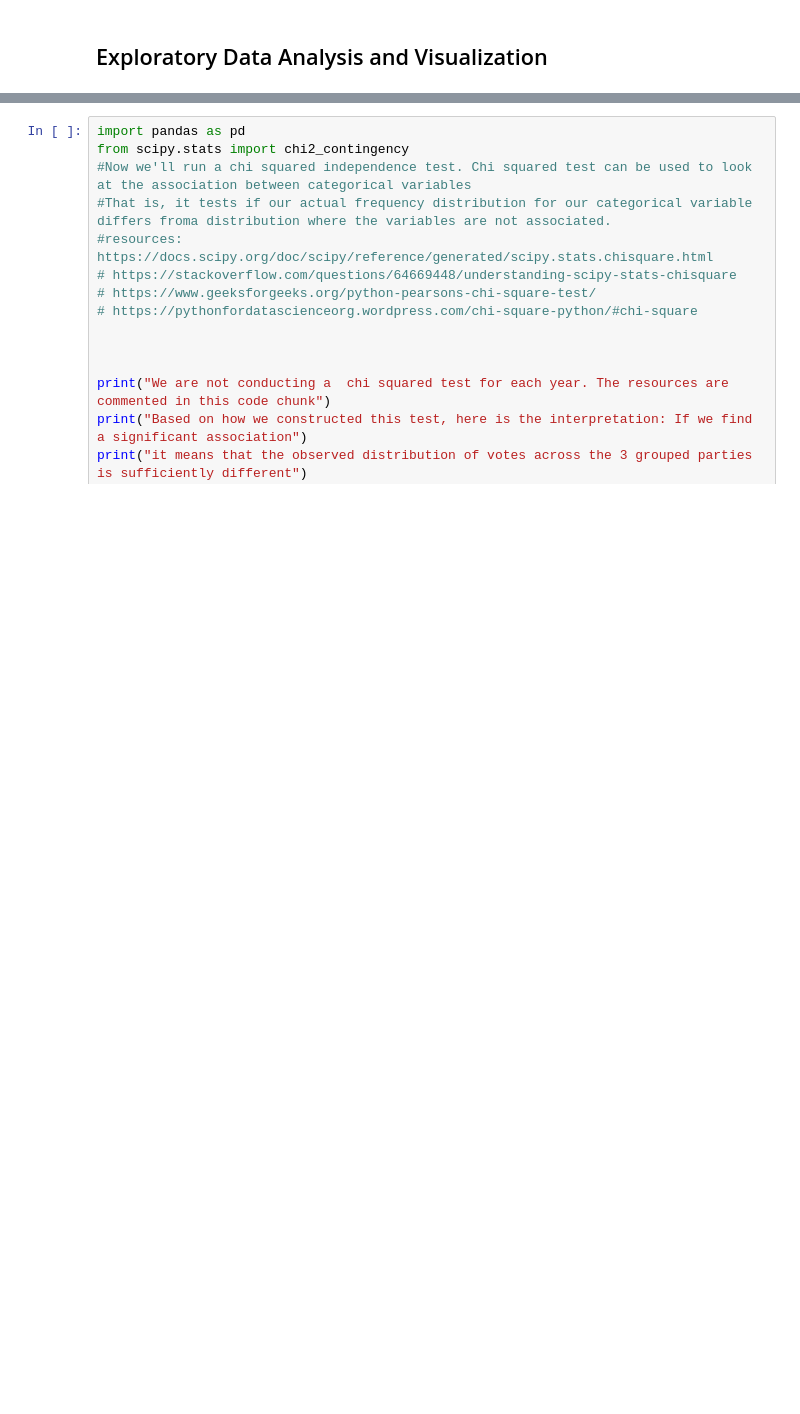
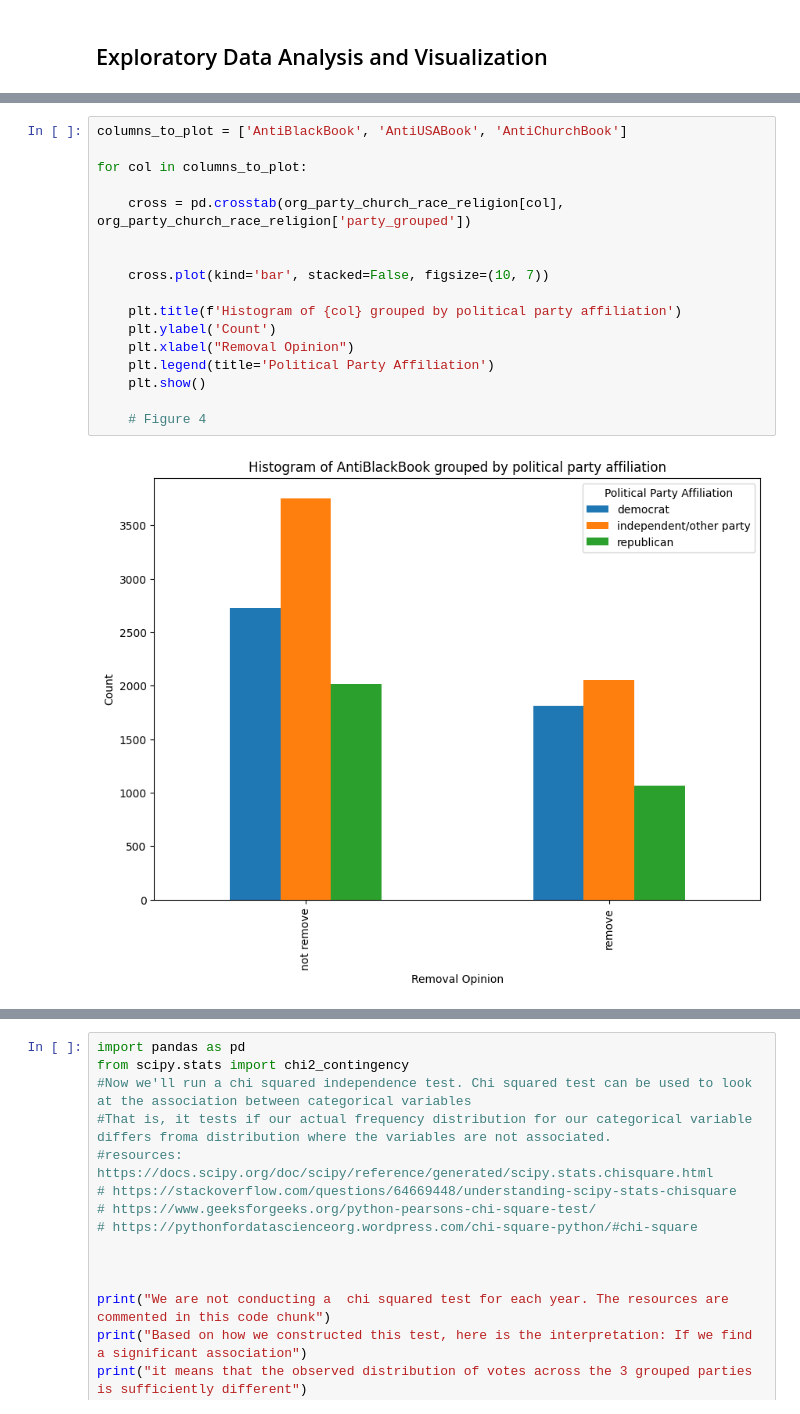
Before and after one commit to manaswinit26/group19, a Jupyter notebook: lab1 (1).ipynb, the cells around one changed output, grey strips where cells are left out. Saved outputs shown, nothing was run; the diff lists cells and outputs as text; blank space fills up the shorter version.

```diff
--- a/lab1 (1).ipynb
+++ b/lab1 (1).ipynb
@@ -274,0 +349,19 @@ print(proportions_by_party_response, '\n')
+# %%
+columns_to_plot = ['AntiBlackBook', 'AntiUSABook', 'AntiChurchBook']
+
+for col in columns_to_plot:
+
+    cross = pd.crosstab(org_party_church_race_religion[col], org_party_church_race_religion['party_grouped'])
+
+
+    cross.plot(kind='bar', stacked=False, figsize=(10, 7))
+
+    plt.title(f'Histogram of {col} grouped by political party affiliation')
+    plt.ylabel('Count')
+    plt.xlabel("Removal Opinion")
+    plt.legend(title='Political Party Affiliation')
+    plt.show()
+
+    # Figure 4
+# %% [output]
+[figure, added]
```
Also changed, not shown: parts of 27 cells of this notebook.
